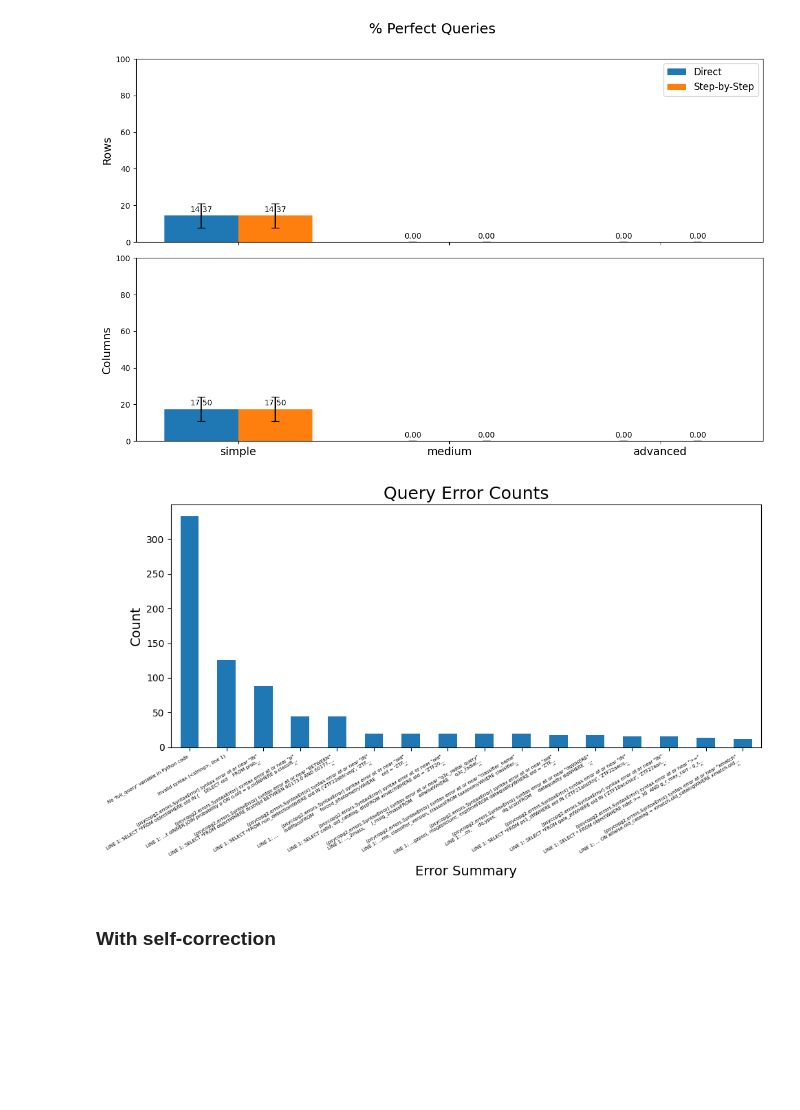
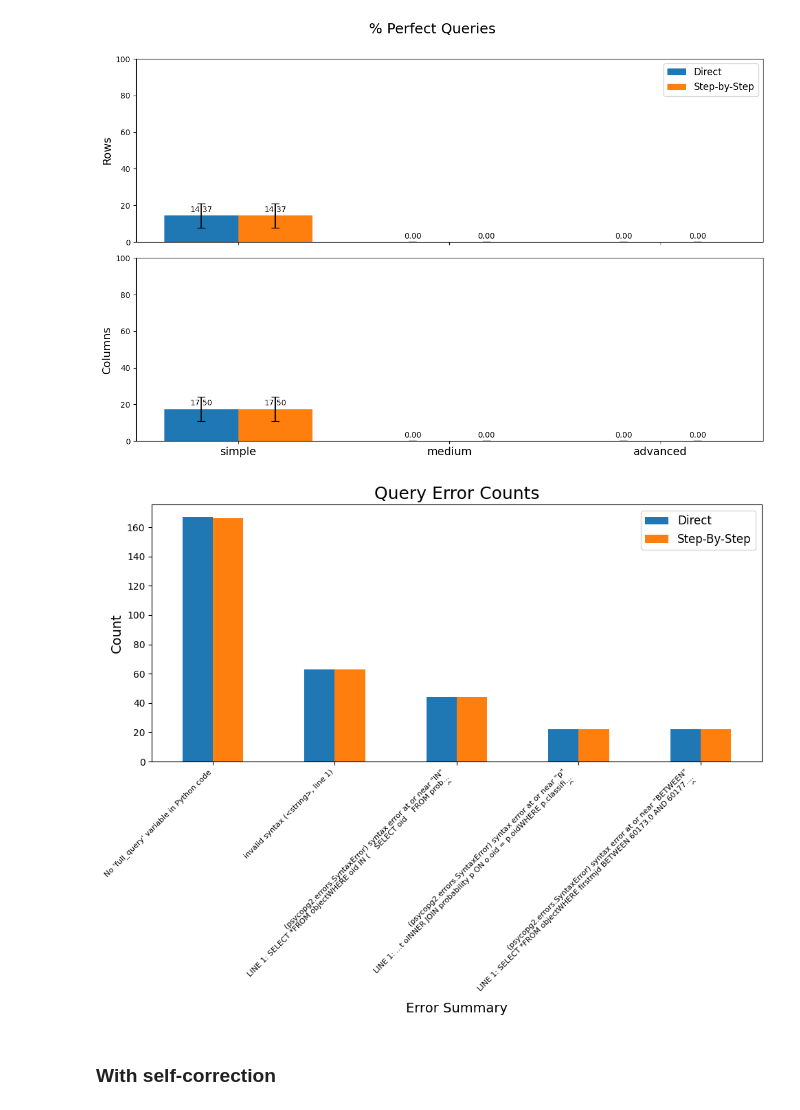
Before and after one commit to SimonSanfeliu/Tesis-Simon-Sanfeliu, a Jupyter notebook: Graphs_v2.ipynb, the cells around one changed output. Drawn from its saved outputs; the diff is of its cells as text; code cells hidden in the pictures; blank space fills up the shorter version.

Commit message:
✨ ⚡️ Added execution metric calculus and imporved error bar graphs

```diff
--- a/Graphs_v2.ipynb
+++ b/Graphs_v2.ipynb
@@ -157,37 +229,45 @@ plt.show()
 # %% [output]
 [figure]
 # %%
-# Apply the transformation
-processed = [
+import pandas as pd
+import matplotlib.pyplot as plt
+
+# Preprocess the error labels
+processed_dir = [
     x.split("\n\n")[0] if isinstance(x, str) else None
-    for x in df_all["query_error"]
+    for x in df_all[df_all["prompt_type"] == 'Direct']["query_error"]
 ]
 
-counts = pd.Series(processed).value_counts(dropna=True)
-counts = counts[counts > 10]
-# counts.index = counts.index.fillna('NaN')
+processed_step = [
+    x.split("\n\n")[0] if isinstance(x, str) else None
+    for x in df_all[df_all["prompt_type"] == 'Step-by-Step']["query_error"]
+]
 
-# Plot with better spacing
-plt.figure(figsize=(10, 6))  # Make the plot wider
-ax = counts.plot(kind='bar')
+# Count and filter
+counts_dir = pd.Series(processed_dir).value_counts()
+counts_step = pd.Series(processed_step).value_counts()
+
+# Combine both counts into a DataFrame
+df_counts = pd.DataFrame({
+    'Direct': counts_dir,
+    'Step-By-Step': counts_step
+}).fillna(0)
+
+# Filter only the rows with at least one count > 10
+df_counts = df_counts[df_counts.max(axis=1) > 10]
+
+# Plot grouped bar chart
+ax = df_counts.plot(kind='bar', figsize=(10, 8))
 
 plt.title('Query Error Counts', fontsize=18)
 plt.xlabel('Error Summary', fontsize=14)
 plt.ylabel('Count', fontsize=14)
-
-# Improve spacing of x-axis labels
-plt.xticks(
-    ticks=range(len(counts)),
-    labels=counts.index,
-    rotation=30,     # Rotate slightly
-    ha='right',      # Align right
-    fontsize=5      # Optional: reduce font size
-)
-
+plt.xticks(rotation=45, ha='right', fontsize=8)
+plt.legend(title='', fontsize=12)
 plt.tight_layout()
 plt.show()
 # %% [output]
-[figure, old version]
+[figure, new version]
 # %% [markdown]
 ### With self-correction
 # %%
```
Also changed, not shown: parts of 5 cells of this notebook.
